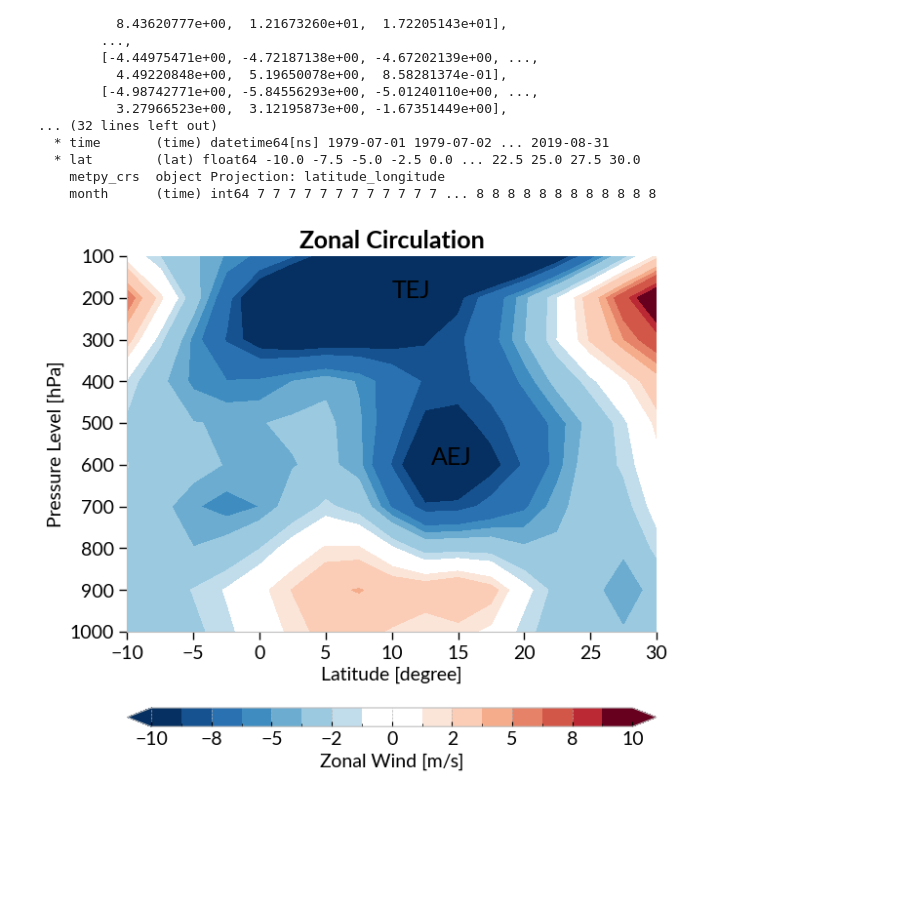
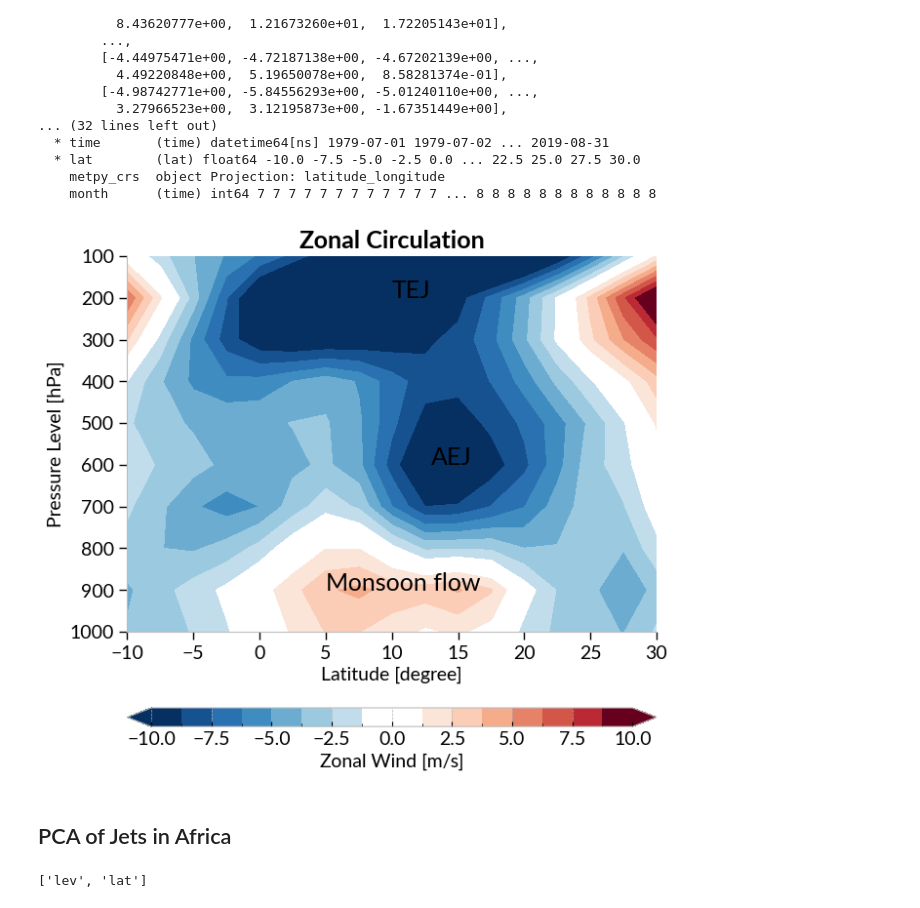
Before and after one commit to fstrnad/geoutils, a Jupyter notebook: tutorials/african_jets.ipynb, the cells around one changed output. Drawn from its saved outputs; the diff is of its cells as text; code cells hidden in the pictures; blank space fills up the shorter version.

Commit message:
updated colorbar plot .

```diff
--- a/tutorials/african_jets.ipynb
+++ b/tutorials/african_jets.ipynb
@@ -139,34 +139,44 @@ cross_data_line = mut.vertical_cross_section(data=ds_wind.ds[var_name],
 reload(gplt)
 lats = cross_data_av['lat']
 plevels = cross_data_av.lev
 label_u = 'Zonal Wind [m/s]'
 h_im_u = gplt.plot_2D(x=lats, y=plevels,
                       z=cross_data_av.mean(dim='time'),
                       levels=16,
                       title='Zonal Circulation',
                       cmap='RdBu_r',
                       centercolor='white',
                       plot_type='contourf',
                       extend='both',
                       xlabel='Latitude [degree]',
                       ylabel='Pressure Level [hPa]',
                       flip_y=True,
                       label=label_u,
                       vmin=-10, vmax=10,
-                      orientation='horizontal',
                       pad=-5,
-                      x_title_offset=-0.25,
                       ylim=[100, 1000],
-                      round_dec=0,
                       )
 
 gplt.plt_text(ax=h_im_u['ax'],
               text='TEJ',
               xpos=10,
               ypos=200)
 _= gplt.plt_text(ax=h_im_u['ax'],
               text='AEJ',
               xpos=13,
               ypos=600)
+_= gplt.plt_text(ax=h_im_u['ax'],
+              text='Monsoon flow',
+              xpos=5,
+              ypos=900)
 # %% [output]
-[figure, old version]
+[figure, new version]
+# %% [markdown]
+## PCA of Jets in Africa
+# %%
+input_data = cross_data_av
+dims = gut.get_dims(input_data)
+dims.remove('time')
+dims
+# %% [output]
+['lev', 'lat']
```
Also changed, not shown: parts of 2 cells of this notebook, 3 other files.
